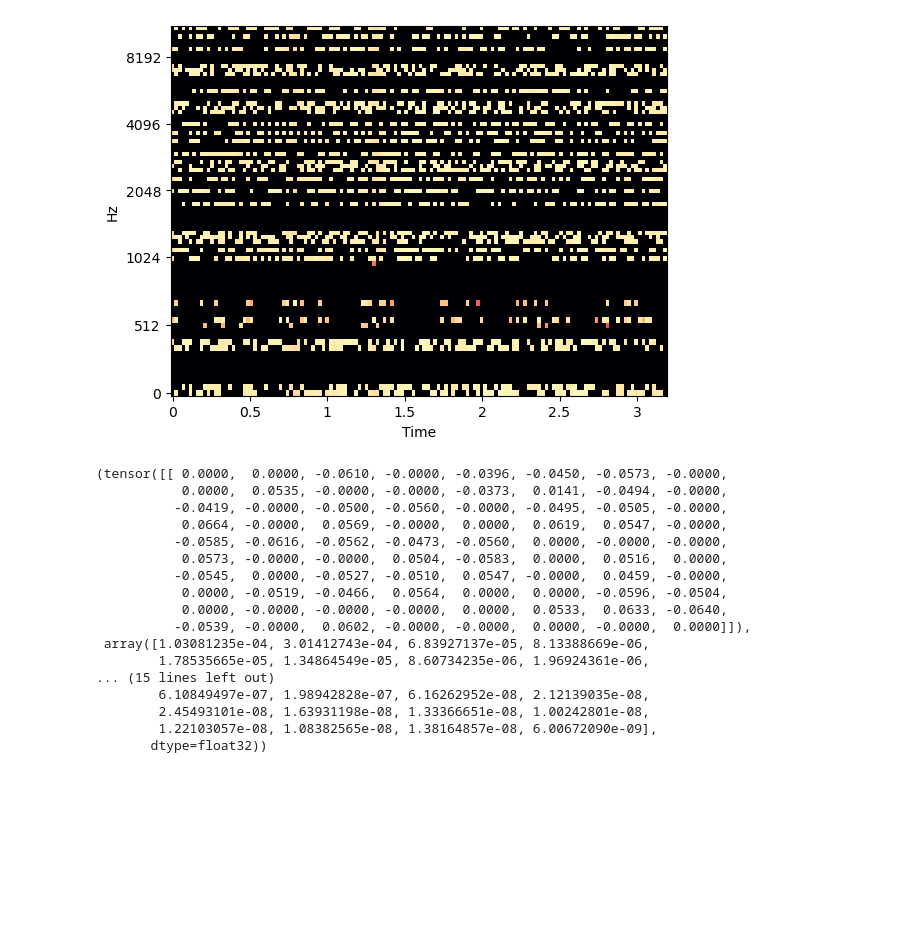
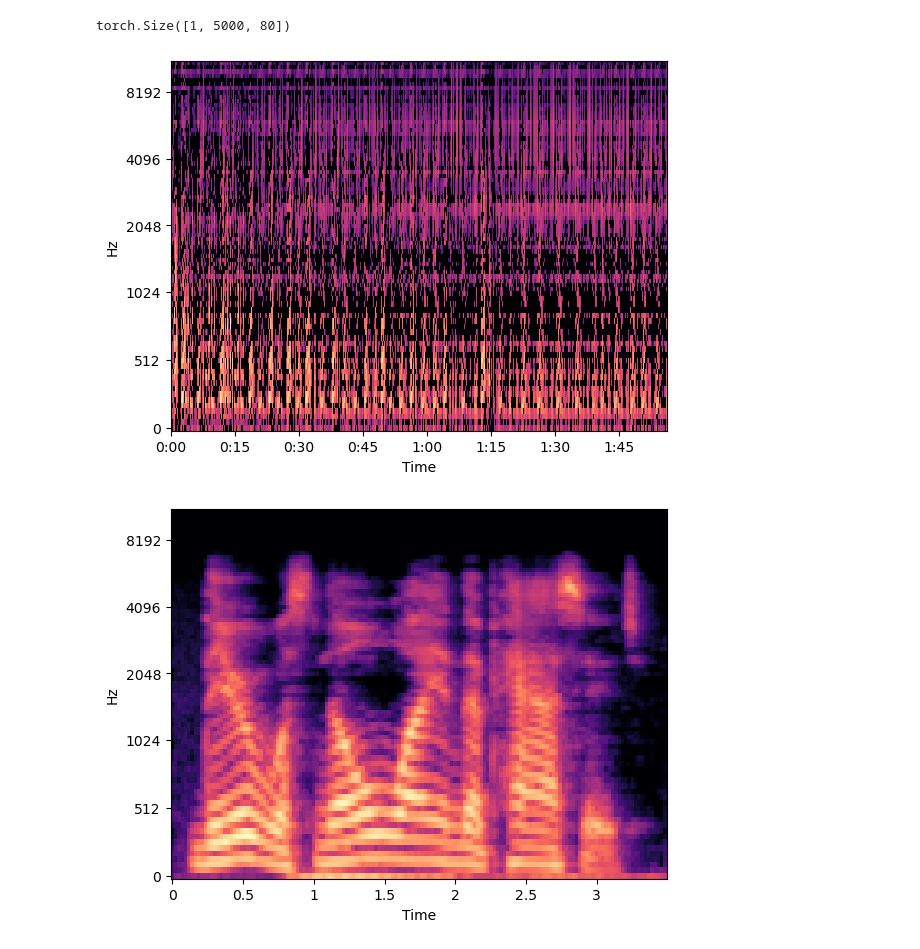
Before and after one commit to liambarstad/peewee-tts, a Jupyter notebook: present.ipynb, the cells around one changed output. Drawn from its saved outputs; the diff is of its cells as text; code cells hidden in the pictures; blank space fills up the shorter version.

```diff
--- a/present.ipynb
+++ b/present.ipynb
@@ -32,53 +19,15 @@ plot_data(audio_mels.T)
-# %%
-from torch import nn
-from torch.nn import functional as F
-
-with torch.no_grad():
-    x = synthesizer.character_embedding(text_input.int())
-    x = x.transpose(1, 2)
-    for conv in synthesizer.conv_layers:
-        x = F.relu(conv(x))
-        #x = F.dropout(x, p=0.5, training=True)
-    x = x.transpose(1, 2)
-    x, _ = synthesizer.bidirectional_lstm(x)
-    text_embedding = synthesizer._cat_with_voiceprint(x, sp_embeddings)
-    prediction_frames = torch.tensor([])
-    stop_token = 0.0
-    training_values = synthesizer._get_init_training_values(text_embedding)
-    input_frame = torch.zeros(text_embedding.shape[0], 1, synthesizer.n_mels)
-    prediction_frames = torch.tensor([])
-
-    while stop_token < 0.5 and (prediction_frames.shape[0] == 0 or prediction_frames.shape[1] < 5000):
-        prenet_embeds = synthesizer.prenet(input_frame)
-        decoder_output, training_values = synthesizer.decode_frame(prenet_embeds.squeeze(1), text_embedding, training_values)
-        attention_context = training_values[0]
-        stop_token_prediction, mel_act, mel_resid = synthesizer.predict_frame(decoder_output, attention_context)
-        stop_token = stop_token_prediction.item()
-        #input_frame = (mel_resid.transpose(1,2) + mel_act.unsqueeze(0)) / 2.
-        input_frame = mel_act.unsqueeze(0)
-        #input_frame = mel_resid.transpose(1, 2)
-        prediction_frames = torch.cat((prediction_frames, input_frame + mel_resid.transpose(1, 2)), dim=1)
-
-    plot_data(prediction_frames.unsqueeze(0).T)
-# %% [output]
-[figure, removed]
-# %%
-prediction_frames[:, 0, :], audio_mels[0]
-# %% [output]
-(tensor([[ 0.0000,  0.0000, -0.0610, -0.0000, -0.0396, -0.0450, -0.0573, -0.0000,
-           0.0000,  0.0535, -0.0000, -0.0000, -0.0373,  0.0141, -0.0494, -0.0000,
-          -0.0419, -0.0000, -0.0500, -0.0560, -0.0000, -0.0495, -0.0505, -0.0000,
-           0.0664, -0.0000,  0.0569, -0.0000,  0.0000,  0.0619,  0.0547, -0.0000,
-          -0.0585, -0.0616, -0.0562, -0.0473, -0.0560,  0.0000, -0.0000, -0.0000,
-           0.0573, -0.0000, -0.0000,  0.0504, -0.0583,  0.0000,  0.0516,  0.0000,
-          -0.0545,  0.0000, -0.0527, -0.0510,  0.0547, -0.0000,  0.0459, -0.0000,
-           0.0000, -0.0519, -0.0466,  0.0564,  0.0000,  0.0000, -0.0596, -0.0504,
-           0.0000, -0.0000, -0.0000, -0.0000,  0.0000,  0.0533,  0.0633, -0.0640,
-          -0.0539, -0.0000,  0.0602, -0.0000, -0.0000,  0.0000, -0.0000,  0.0000]]),
- array([1.03081235e-04, 3.01412743e-04, 6.83927137e-05, 8.13388669e-06,
-        1.78535665e-05, 1.34864549e-05, 8.60734235e-06, 1.96924361e-06,
-... (15 lines left out)
-        6.10849497e-07, 1.98942828e-07, 6.16262952e-08, 2.12139035e-08,
-        2.45493101e-08, 1.63931198e-08, 1.33366651e-08, 1.00242801e-08,
-        1.22103057e-08, 1.08382565e-08, 1.38164857e-08, 6.00672090e-09],
-       dtype=float32))
+# %%
+output = predict(text, f'{f_name}.wav')
+output.shape
+# %% [output]
+torch.Size([1, 5000, 80])
+# %%
+plot_data(output.squeeze(0).T)
+# %% [output]
+[figure, added]
+# %%
+audio_data, _ = librosa.load(f'{f_name}.wav')
+input_mels = melspec(audio_data)
+plot_data(input_mels.T)
+# %% [output]
+[figure, added]
```
Also changed, not shown: parts of 5 cells of this notebook, 11 other files.
